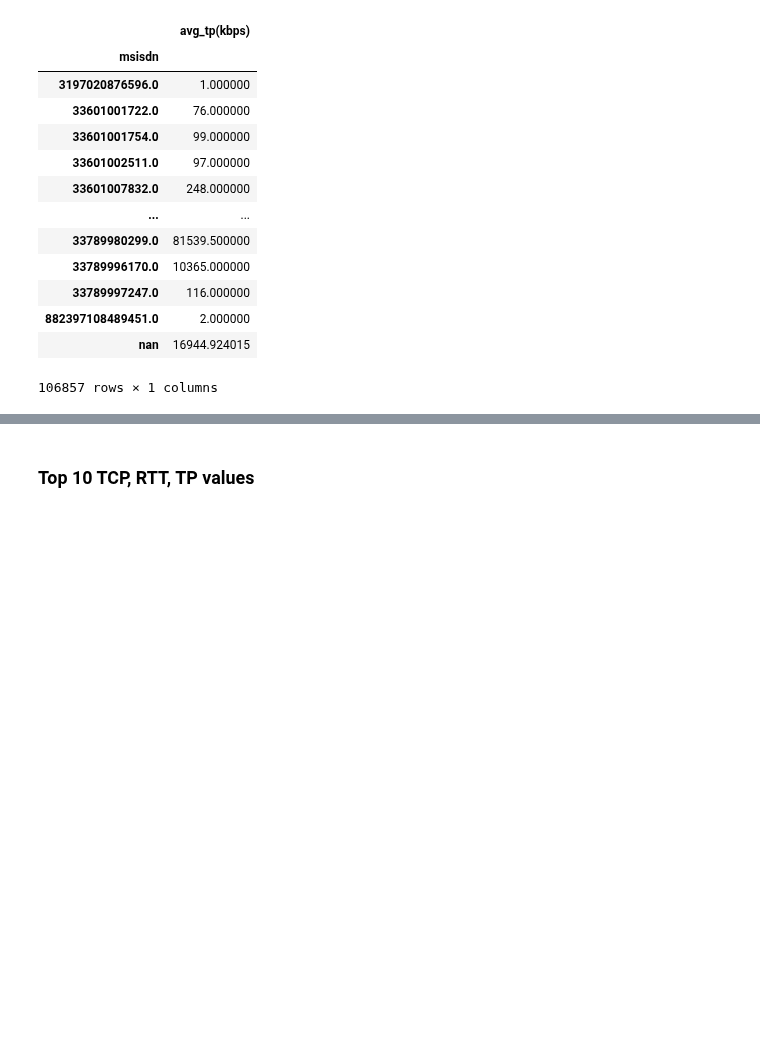
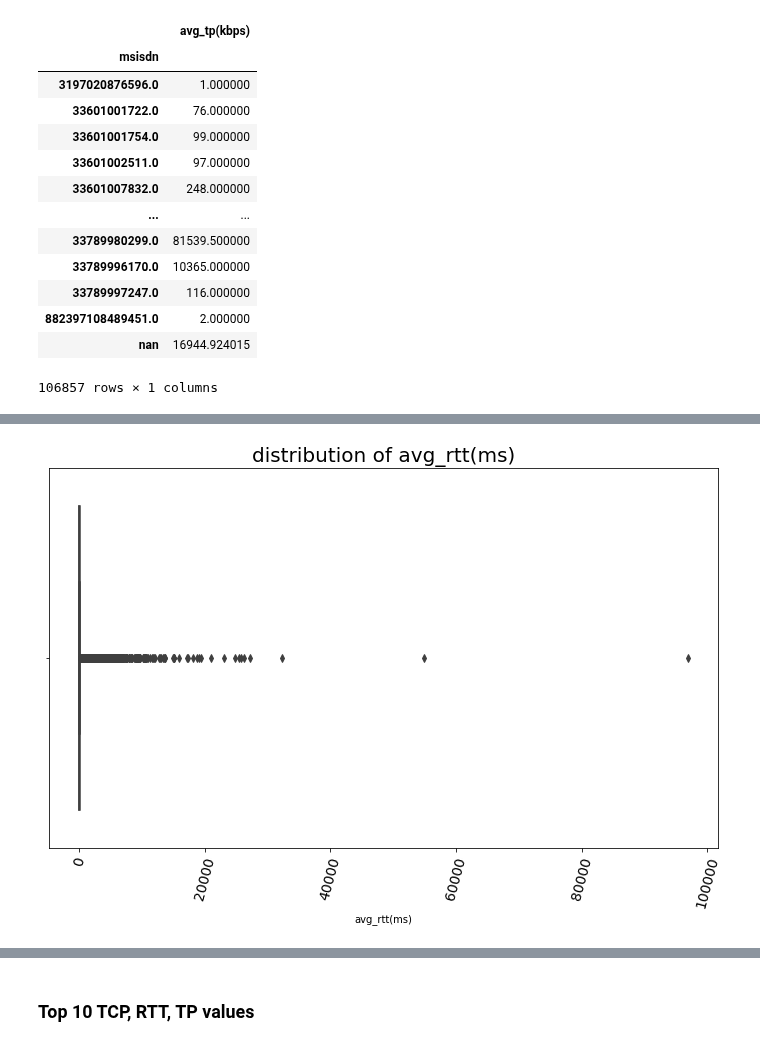
Before and after one commit to Nathnael12/Telecom_data_analysis, a Jupyter notebook: notebooks/UserExperienceAnalysis.ipynb, the cells around one changed output, grey strips where cells are left out. Cells and saved outputs as stored; diff of their text form; code cells hidden in the pictures; blank space fills up the shorter version.

```diff
--- a/notebooks/UserExperienceAnalysis.ipynb
+++ b/notebooks/UserExperienceAnalysis.ipynb
@@ -144,3 +144,13 @@ avg_tp
 | 882397108489451.0 | 2.000000 |
 | nan | 16944.924015 |
 106857 rows × 1 columns
+# %%
+# experience_by_customer=pd.DataFrame({
+#     "avg_rtt_(ms)":avg_rtt,
+#     "avg_tp(kbps)":avg_tp,
+#     "avg_tcp_(bytes)":avg_tcp_retran
+# },index=avg_rtt.index)
+experience_by_customer=avg_rtt.copy()
+experience_by_customer["avg_tp(kbps)"]=avg_tp
+experience_by_customer["avg_tcp(bytes)"]=avg_tcp_retran
+experience_by_customer
@@ -146,0 +172,4 @@ avg_tp
+# %%
+utility.plot_box(df=experience_by_customer,x_col="avg_rtt(ms)",title="distribution of avg_rtt(ms)")
+# %% [output]
+[figure, added]
```
Also changed, not shown: parts of 14 cells of this notebook, 2 other files.
